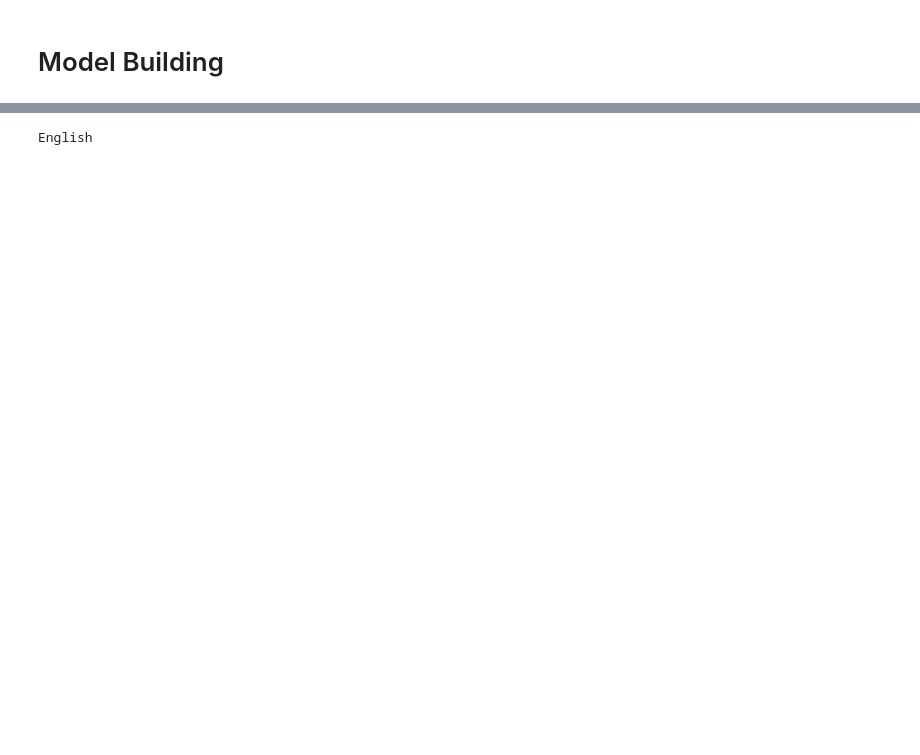
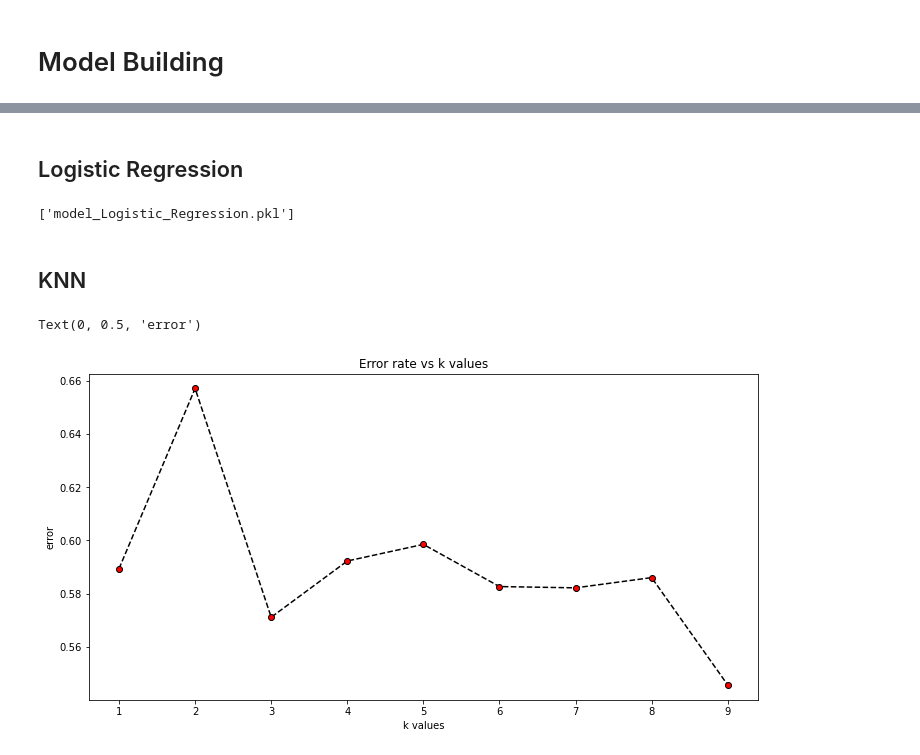
Before and after one commit to hdehiya/TextLanguageDetection, a Jupyter notebook: main.ipynb, the cells around one changed output, grey strips where cells are left out. Cells and saved outputs as stored; diff of their text form; code cells hidden in the pictures; blank space fills up the shorter version.

```diff
--- a/main.ipynb
+++ b/main.ipynb
@@ -212,12 +104,0 @@ plt.ylabel('error')
-# %%
-knn= KNeighborsClassifier(n_neighbors=10)
-knn.fit(xtrain,ytrain)
-text = ('Sono uno studente del college')
-data = c.transform([text]).toarray()
-predlanguage=knn.predict(data)[0]
-print("Input Sentence:",end=" ")
-print(text)
-print("Predicted Language:", end=" ")
-print(predlanguage)
-print("Actual Language: Italian")
-accuracies.append(["K-Nearest Neighbours",knn.score(xtrain,ytrain)*100,knn.score(xtest,ytest)*100])
@@ -329,7 +104,0 @@ sns.heatmap(df_cm, cmap="Blues", annot=True,annot_kws={"size": 30}, fmt='g')
-# %%
-text = ('put text here') #tryit
-data = c.transform([text]).toarray()
-predlanguage=svc.predict(data)[0]
-print(predlanguage)
-# %% [output]
-English
@@ -335,0 +108,42 @@ English
+# %% [markdown]
+## Logistic Regression
+# %%
+lr = LogisticRegression(max_iter=300, class_weight="balanced", random_state=42)
+lr.fit(xtrain, ytrain)
+ypred = lr.predict(xtest)
+
+acc = accuracy_score(ytest, ypred)
+report = classification_report(ytest, ypred, output_dict=True, zero_division=0)
+
+table.append([
+    "Logistic Regression",
+    f"{acc*100:.2f}%",
+    f"{report['macro avg']['precision']:.2f}",
+    f"{report['macro avg']['recall']:.2f}",
+    f"{report['macro avg']['f1-score']:.2f}",
+    f"{report['weighted avg']['f1-score']:.2f}"
+])
+
+joblib.dump(lr, f'model_Logistic_Regression.pkl')
+# %% [output]
+['model_Logistic_Regression.pkl']
+# %% [markdown]
+## KNN
+# %%
+# Find ideal K
+
+knn_error = []
+for i in range (1, 10):
+    knn = KNeighborsClassifier(n_neighbors=i)
+    knn.fit(xtrain, ytrain)
+    pred_i = knn.predict(xtest)
+    knn_error.append(np.mean(pred_i!=ytest))
+
+plt.figure(figsize=(12, 6))
+plt.plot(range(1, 10), knn_error, color='black', linestyle='dashed', marker='o', markerfacecolor='red')
+plt.title('Error rate vs k values')
+plt.xlabel('k values')
+plt.ylabel('error')
+# %% [output]
+Text(0, 0.5, 'error')
+[figure, added]
```
Also changed, not shown: parts of 67 cells of this notebook, 11 other files.
